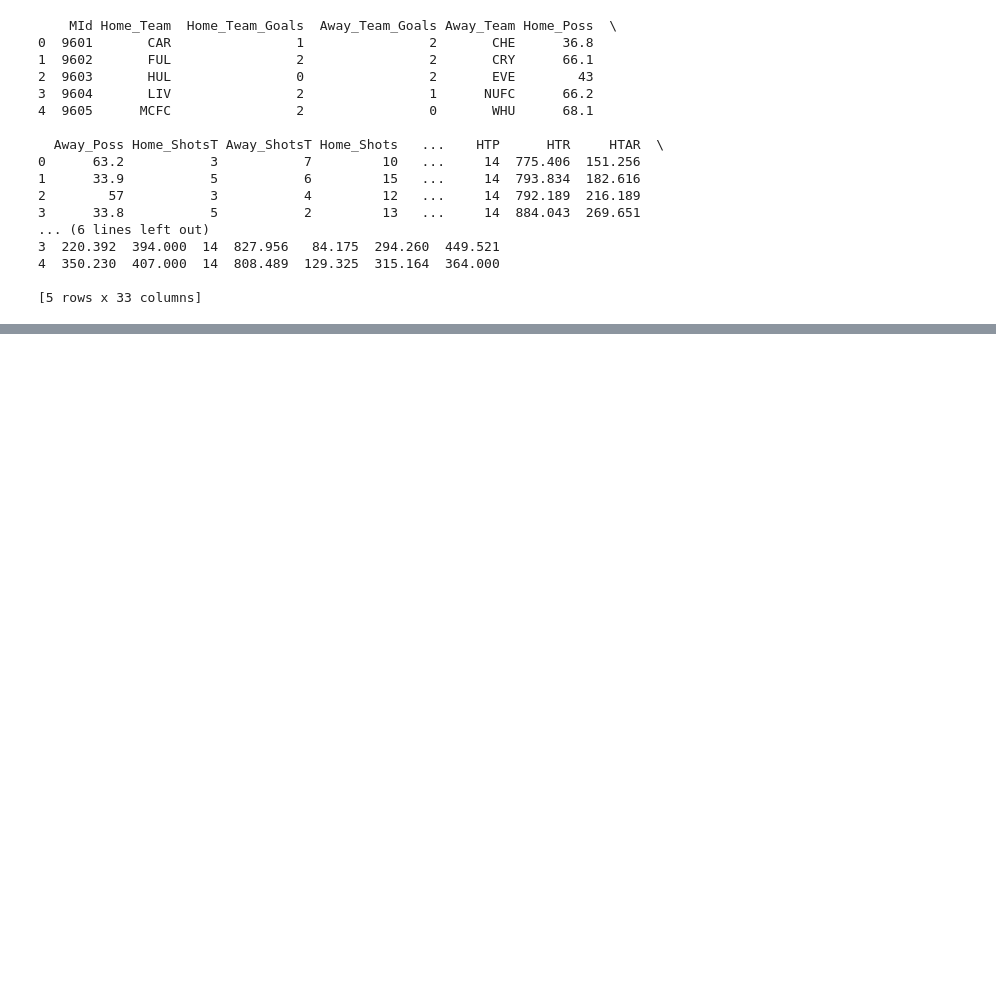
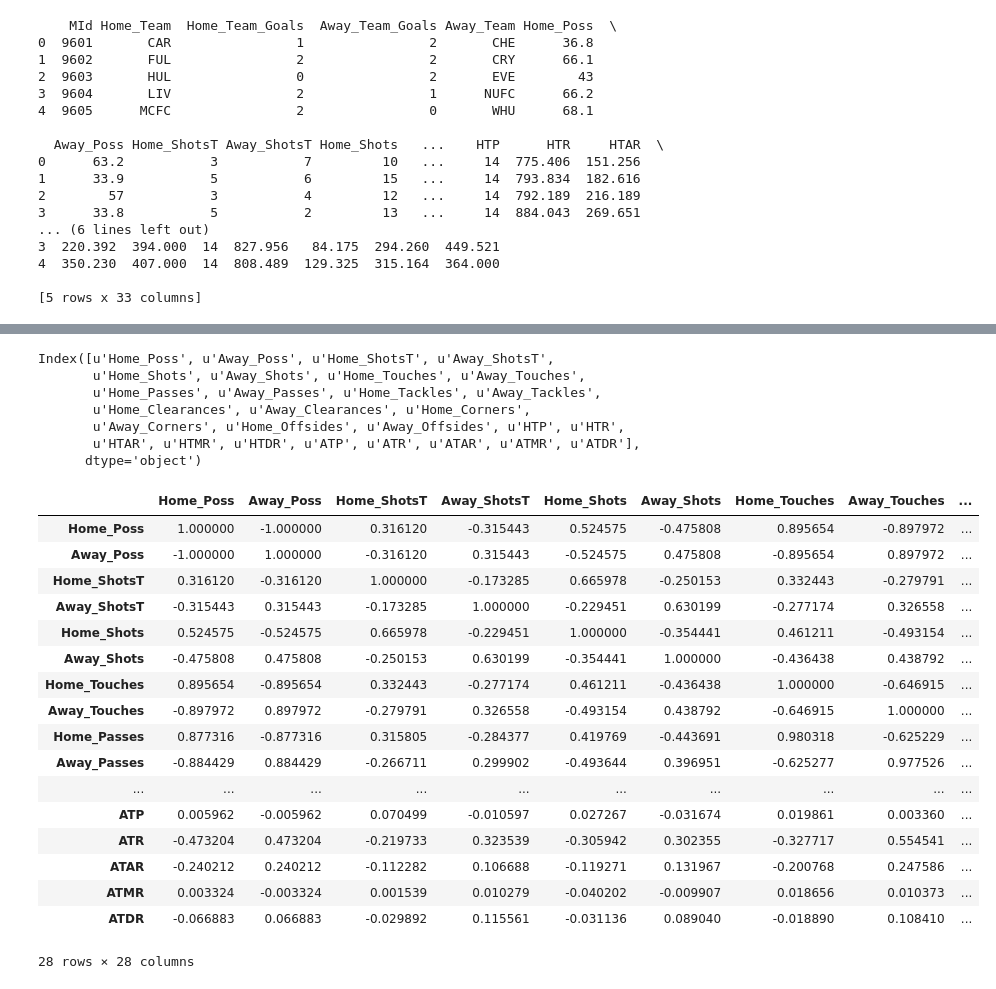
Before and after one commit to shriya17/Prolego, a Jupyter notebook: Analysis/Untitled.ipynb, the cells around one changed output, grey strips where cells are left out. Drawn from its saved outputs; the diff is of its cells as text; code cells hidden in the pictures; blank space fills up the shorter version.

```diff
--- a/Analysis/Untitled.ipynb
+++ b/Analysis/Untitled.ipynb
@@ -118,0 +198,31 @@ KeyError: "['HomeShotsT'] not in index"
+# %%
+names = df_cor.columns
+print names
+correlations = df_cor.corr()
+correlations
+# %% [output]
+Index([u'Home_Poss', u'Away_Poss', u'Home_ShotsT', u'Away_ShotsT',
+       u'Home_Shots', u'Away_Shots', u'Home_Touches', u'Away_Touches',
+       u'Home_Passes', u'Away_Passes', u'Home_Tackles', u'Away_Tackles',
+       u'Home_Clearances', u'Away_Clearances', u'Home_Corners',
+       u'Away_Corners', u'Home_Offsides', u'Away_Offsides', u'HTP', u'HTR',
+       u'HTAR', u'HTMR', u'HTDR', u'ATP', u'ATR', u'ATAR', u'ATMR', u'ATDR'],
+      dtype='object')
+|  | Home_Poss | Away_Poss | Home_ShotsT | Away_ShotsT | Home_Shots | Away_Shots | Home_Touches | Away_Touches | ... |
+| Home_Poss | 1.000000 | -1.000000 | 0.316120 | -0.315443 | 0.524575 | -0.475808 | 0.895654 | -0.897972 | ... |
+| Away_Poss | -1.000000 | 1.000000 | -0.316120 | 0.315443 | -0.524575 | 0.475808 | -0.895654 | 0.897972 | ... |
+| Home_ShotsT | 0.316120 | -0.316120 | 1.000000 | -0.173285 | 0.665978 | -0.250153 | 0.332443 | -0.279791 | ... |
+| Away_ShotsT | -0.315443 | 0.315443 | -0.173285 | 1.000000 | -0.229451 | 0.630199 | -0.277174 | 0.326558 | ... |
+| Home_Shots | 0.524575 | -0.524575 | 0.665978 | -0.229451 | 1.000000 | -0.354441 | 0.461211 | -0.493154 | ... |
+| Away_Shots | -0.475808 | 0.475808 | -0.250153 | 0.630199 | -0.354441 | 1.000000 | -0.436438 | 0.438792 | ... |
+| Home_Touches | 0.895654 | -0.895654 | 0.332443 | -0.277174 | 0.461211 | -0.436438 | 1.000000 | -0.646915 | ... |
+| Away_Touches | -0.897972 | 0.897972 | -0.279791 | 0.326558 | -0.493154 | 0.438792 | -0.646915 | 1.000000 | ... |
+| Home_Passes | 0.877316 | -0.877316 | 0.315805 | -0.284377 | 0.419769 | -0.443691 | 0.980318 | -0.625229 | ... |
+| Away_Passes | -0.884429 | 0.884429 | -0.266711 | 0.299902 | -0.493644 | 0.396951 | -0.625277 | 0.977526 | ... |
+| ... | ... | ... | ... | ... | ... | ... | ... | ... | ... |
+| ATP | 0.005962 | -0.005962 | 0.070499 | -0.010597 | 0.027267 | -0.031674 | 0.019861 | 0.003360 | ... |
+| ATR | -0.473204 | 0.473204 | -0.219733 | 0.323539 | -0.305942 | 0.302355 | -0.327717 | 0.554541 | ... |
+| ATAR | -0.240212 | 0.240212 | -0.112282 | 0.106688 | -0.119271 | 0.131967 | -0.200768 | 0.247586 | ... |
+| ATMR | 0.003324 | -0.003324 | 0.001539 | 0.010279 | -0.040202 | -0.009907 | 0.018656 | 0.010373 | ... |
+| ATDR | -0.066883 | 0.066883 | -0.029892 | 0.115561 | -0.031136 | 0.089040 | -0.018890 | 0.108410 | ... |
+28 rows × 28 columns
```
Also changed, not shown: parts of 13 cells of this notebook.
